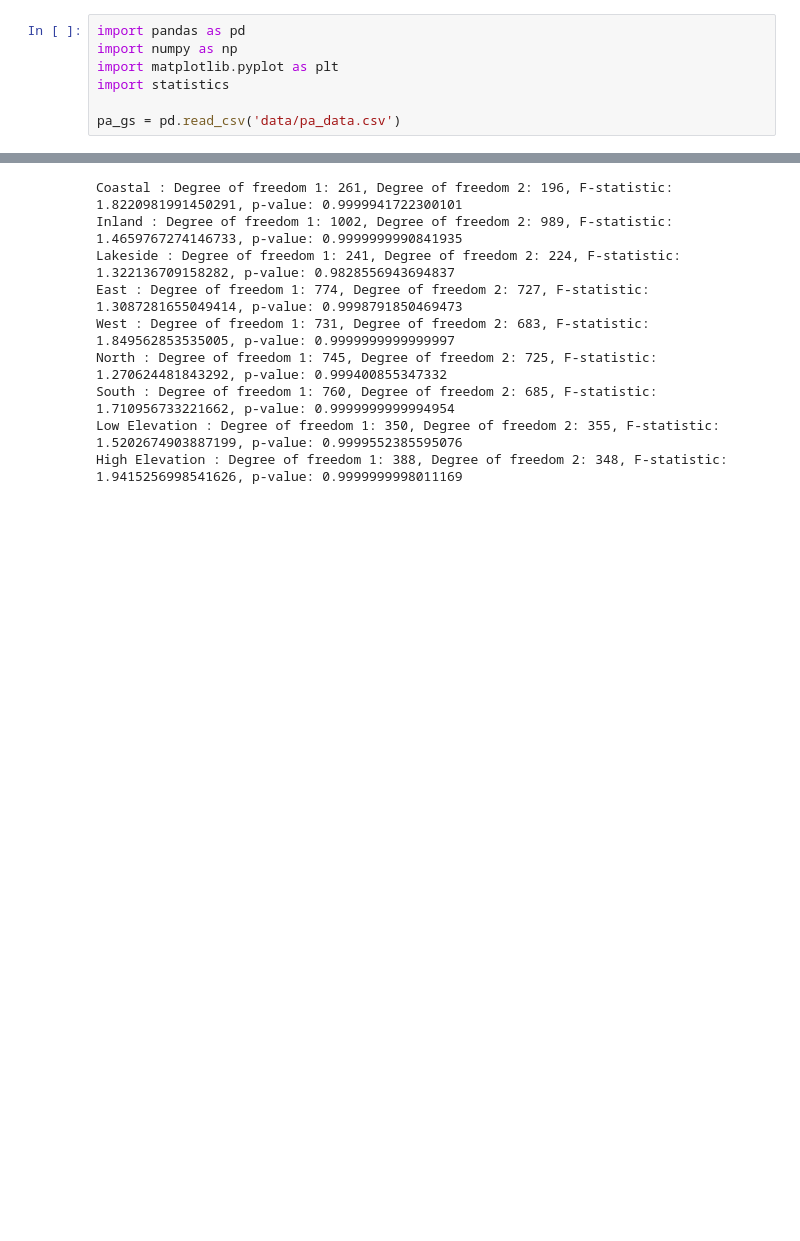
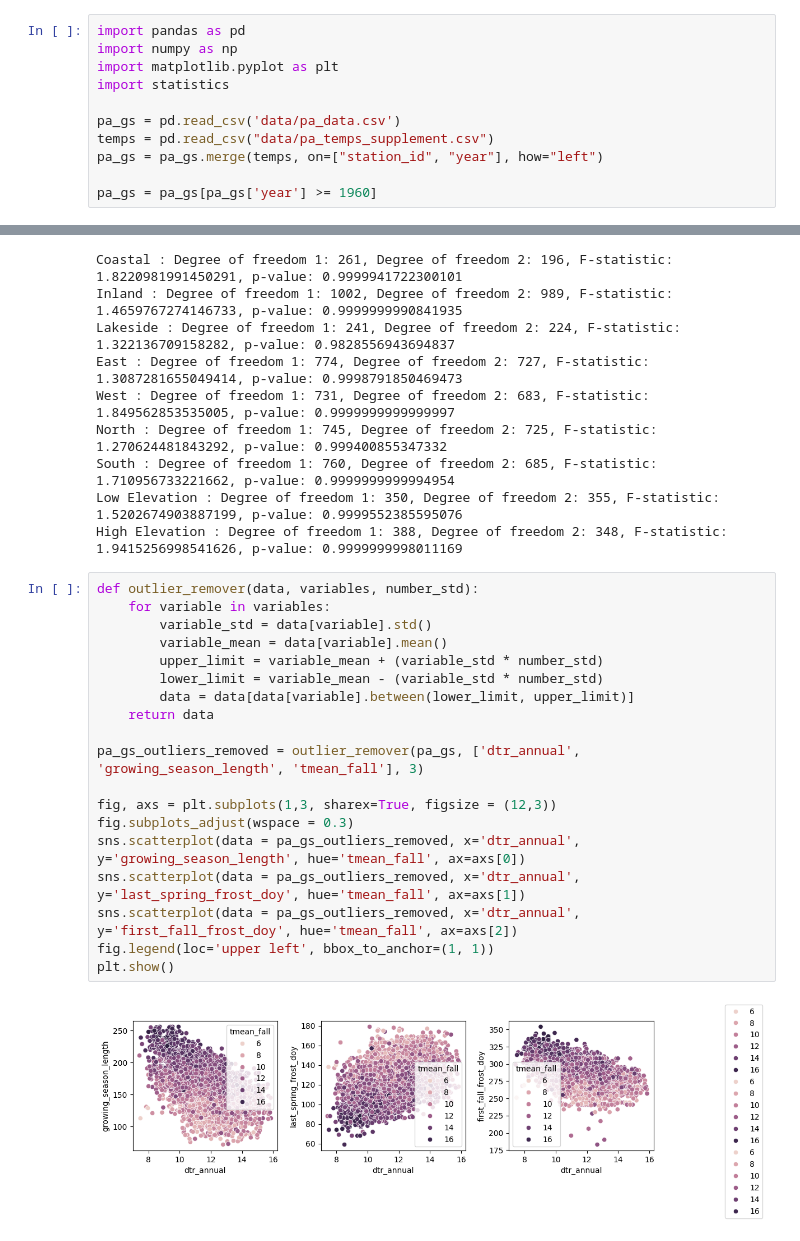
Before and after one commit to samjbaugh/reu26, a Jupyter notebook: DTRVarianceSummaryStatsSandbox.ipynb, the cells around one changed output, grey strips where cells are left out. Saved outputs shown, nothing was run; the diff lists cells and outputs as text; blank space fills up the shorter version.

```diff
--- a/DTRVarianceSummaryStatsSandbox.ipynb
+++ b/DTRVarianceSummaryStatsSandbox.ipynb
@@ -5,6 +5,10 @@ import matplotlib.pyplot as plt
 import statistics
 
 pa_gs = pd.read_csv('data/pa_data.csv')
+temps = pd.read_csv("data/pa_temps_supplement.csv")
+pa_gs = pa_gs.merge(temps, on=["station_id", "year"], how="left")
+
+pa_gs = pa_gs[pa_gs['year'] >= 1960]
 # %% [markdown]
 ### Summary Statistics for Annual Mean DTR
 # %%
@@ -258,3 +262,24 @@ North : Degree of freedom 1: 745, Degree of freedom 2: 725, F-statistic: 1.27062
 South : Degree of freedom 1: 760, Degree of freedom 2: 685, F-statistic: 1.710956733221662, p-value: 0.9999999999994954
 Low Elevation : Degree of freedom 1: 350, Degree of freedom 2: 355, F-statistic: 1.5202674903887199, p-value: 0.9999552385595076
 High Elevation : Degree of freedom 1: 388, Degree of freedom 2: 348, F-statistic: 1.9415256998541626, p-value: 0.9999999998011169
+# %%
+def outlier_remover(data, variables, number_std):
+    for variable in variables:
+        variable_std = data[variable].std()
+        variable_mean = data[variable].mean()
+        upper_limit = variable_mean + (variable_std * number_std)
+        lower_limit = variable_mean - (variable_std * number_std)
+        data = data[data[variable].between(lower_limit, upper_limit)]
+    return data
+
+pa_gs_outliers_removed = outlier_remover(pa_gs, ['dtr_annual', 'growing_season_length', 'tmean_fall'], 3)
+
+fig, axs = plt.subplots(1,3, sharex=True, figsize = (12,3))
+fig.subplots_adjust(wspace = 0.3)
+sns.scatterplot(data = pa_gs_outliers_removed, x='dtr_annual', y='growing_season_length', hue='tmean_fall', ax=axs[0])
+sns.scatterplot(data = pa_gs_outliers_removed, x='dtr_annual', y='last_spring_frost_doy', hue='tmean_fall', ax=axs[1])
+sns.scatterplot(data = pa_gs_outliers_removed, x='dtr_annual', y='first_fall_frost_doy', hue='tmean_fall', ax=axs[2])
+fig.legend(loc='upper left', bbox_to_anchor=(1, 1))
+plt.show()
+# %% [output]
+[figure, added]
```
Also changed, not shown: 13 other files.
